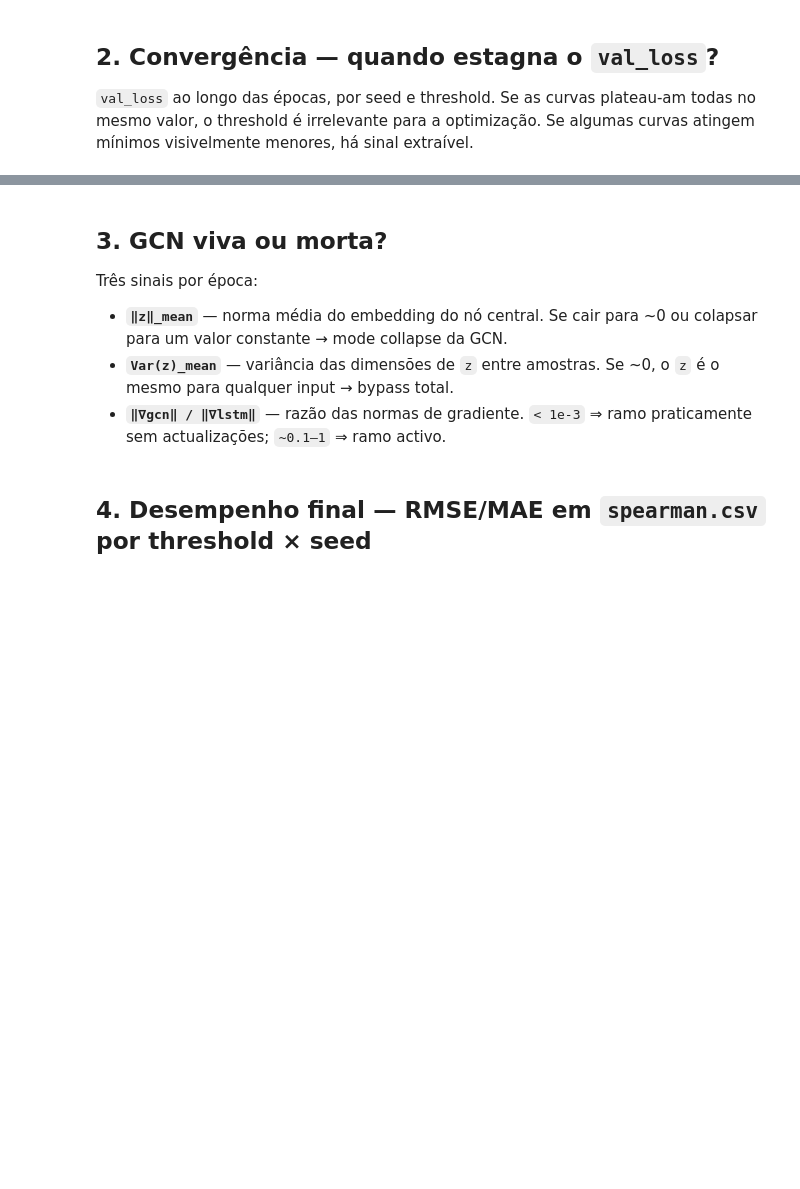
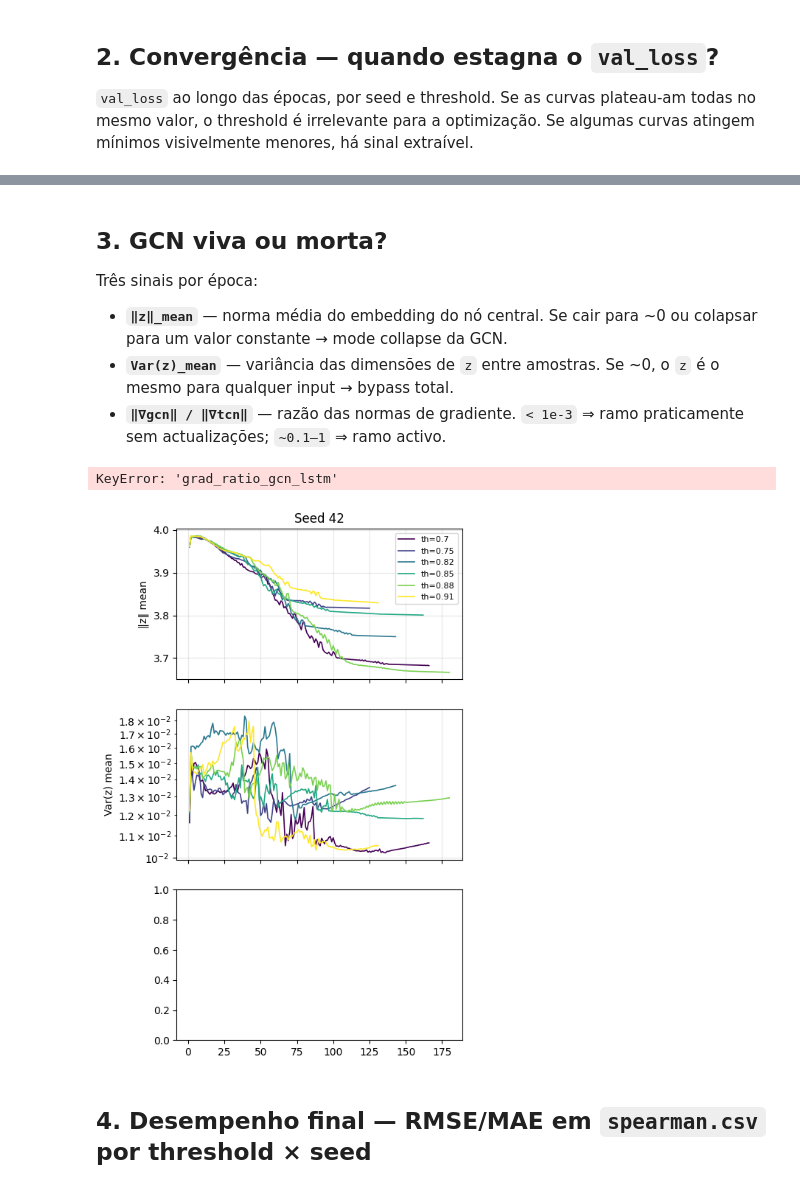
Before and after one commit to up202108724/Dissertation25-26, a Jupyter notebook: GNN/DynamicSimilarities/GCN_TCN/diagnostics.ipynb, the cells around one changed output, grey strips where cells are left out. Saved outputs shown, nothing was run; the diff lists cells and outputs as text; code cells hidden in the pictures; blank space fills up the shorter version.

```diff
--- a/GNN/DynamicSimilarities/GCN_TCN/diagnostics.ipynb
+++ b/GNN/DynamicSimilarities/GCN_TCN/diagnostics.ipynb
@@ -102,12 +137,12 @@ print(best_epoch.to_string(index=False))
 Três sinais por época:
 - **`‖z‖_mean`** — norma média do embedding do nó central. Se cair para ~0 ou colapsar para um valor constante → mode collapse da GCN.
 - **`Var(z)_mean`** — variância das dimensões de `z` entre amostras. Se ~0, o `z` é o mesmo para qualquer input → bypass total.
-- **`‖∇gcn‖ / ‖∇lstm‖`** — razão das normas de gradiente. `< 1e-3` ⇒ ramo praticamente sem actualizações; `~0.1–1` ⇒ ramo activo.
+- **`‖∇gcn‖ / ‖∇tcn‖`** — razão das normas de gradiente. `< 1e-3` ⇒ ramo praticamente sem actualizações; `~0.1–1` ⇒ ramo activo.
 # %%
 signals = [
-    ("z_norm_mean",         "‖z‖ mean",          "linear"),
-    ("z_var_mean",          "Var(z) mean",       "log"),
-    ("grad_ratio_gcn_lstm", "‖∇gcn‖ / ‖∇lstm‖",  "log"),
+    ("z_norm_mean",        "‖z‖ mean",         "linear"),
+    ("z_var_mean",         "Var(z) mean",      "log"),
+    ("grad_ratio_gcn_tcn", "‖∇gcn‖ / ‖∇tcn‖",  "log"),
 ]
 
 fig, axes = plt.subplots(len(signals), len(seeds),
@@ -119,35 +154,38 @@ for row, (col_name, ylabel, yscale) in enumerate(signals):
         ax = axes[row, j]
         for t in thresholds:
             sub = diag[(diag["seed"] == seed) & (diag["threshold"] == t)].sort_values("epoch")
             if sub.empty:
                 continue
             ax.plot(sub["epoch"], sub[col_name], color=colors[t], lw=1.2, label=f"th={t}")
         ax.set_ylabel(ylabel); ax.set_yscale(yscale); ax.grid(alpha=0.3)
         if row == 0:
             ax.set_title(f"Seed {seed}")
         if row == len(signals) - 1:
             ax.set_xlabel("Epoch")
         if row == 0 and j == len(seeds) - 1:
             ax.legend(fontsize=8, loc="best")
 
 # reference lines for grad ratio
 for j in range(len(seeds)):
     ax = axes[2, j]
     ax.axhline(1e-3, color="red",    ls="--", lw=0.8, alpha=0.6)
     ax.axhline(1e-1, color="orange", ls="--", lw=0.8, alpha=0.6)
 
-fig.suptitle(f"Product {PRODUCT_ID} — GCN signal health", y=1.01)
+fig.suptitle(f"Product {PRODUCT_ID} — GCN signal health (TCN head)", y=1.01)
 plt.tight_layout(); plt.show()
 
 # Final values per (seed, threshold)
 final = (
     diag.sort_values("epoch")
         .groupby(["seed", "threshold"], as_index=False)
-        .tail(1)[["seed", "threshold", "z_norm_mean", "z_var_mean", "grad_ratio_gcn_lstm"]]
+        .tail(1)[["seed", "threshold", "z_norm_mean", "z_var_mean", "grad_ratio_gcn_tcn"]]
         .sort_values(["seed", "threshold"])
 )
 print("Final epoch values:")
 print(final.to_string(index=False))
+# %% [output]
+KeyError: 'grad_ratio_gcn_lstm'
+[figure, added]
 # %% [markdown]
 ## 4. Desempenho final — RMSE/MAE em `spearman.csv` por threshold × seed
 # %%
```
Also changed, not shown: parts of 11 cells of this notebook, 58 other files.
